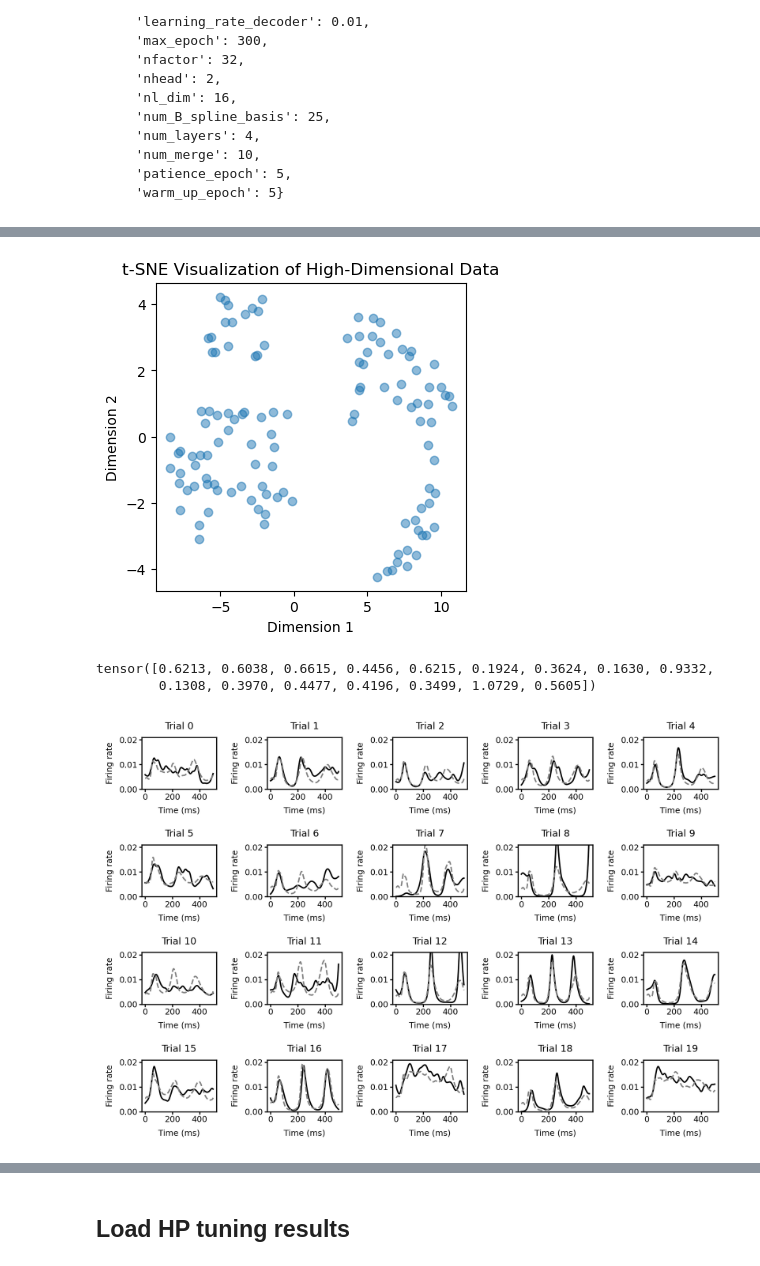
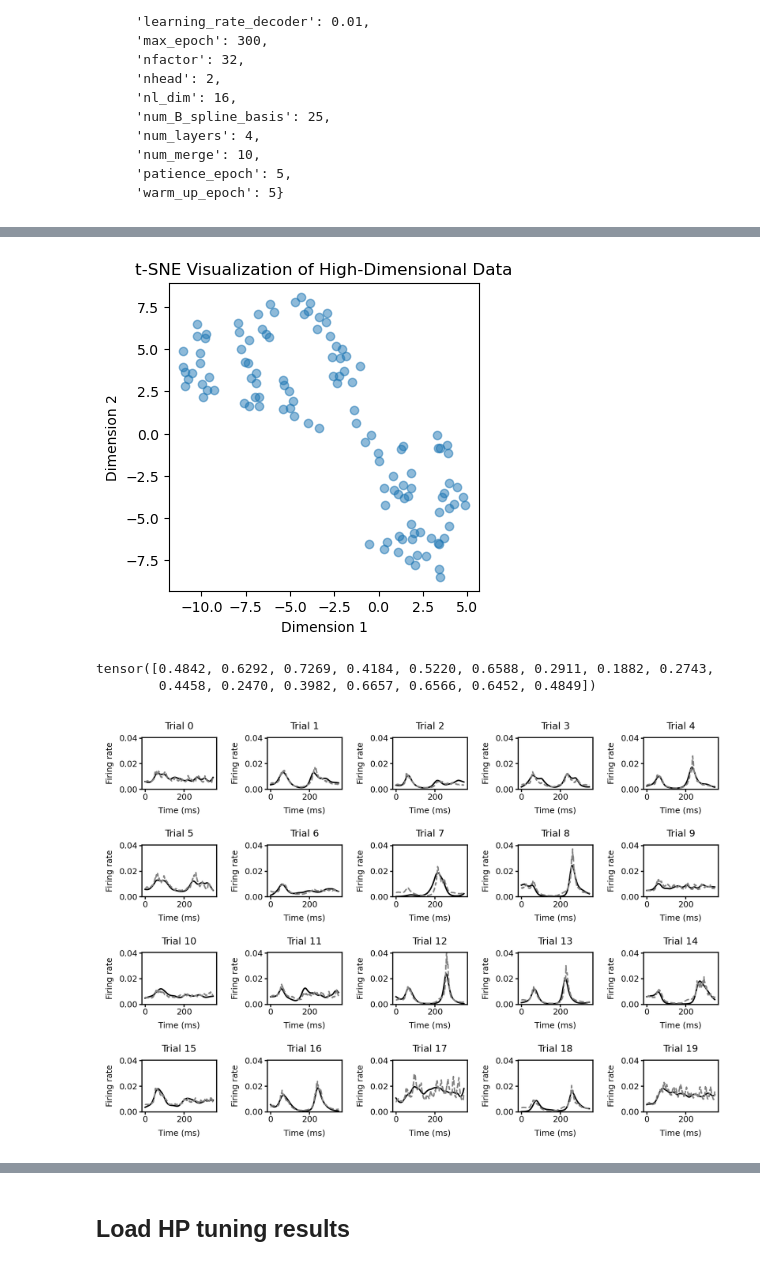
Before and after one commit to Qi-Xin/FC-GPFA, a Jupyter notebook: Decoder&Encoder.ipynb, the cells around one changed output, grey strips where cells are left out. Cells and saved outputs as stored; diff of their text form; code cells hidden in the pictures.

```diff
--- a/Decoder&Encoder.ipynb
+++ b/Decoder&Encoder.ipynb
@@ -666,6 +665,7 @@ import matplotlib.pyplot as plt
 session_id = 757216464
 stimuli_name = ''
 # stimuli_name = 'gabors'
+npadding = 100
 
 hostname = socket.gethostname()
 if hostname[:8] == "ghidorah":
@@ -676,4 +676,4 @@ ckp_path = path_prefix+'/qix/user_data/FC-GPFA_checkpoint'
 with open(path_prefix+'/qix/user_data/allen_spike_trains/'+str(session_id)+'.pkl', 'rb') as f:
     spikes = pickle.load(f)
 
-spikes = [sp[:,:,-500:] for sp in spikes]
+spikes = [sp[:,:,-(500+npadding):-150] for sp in spikes]
@@ -743,0 +680,31 @@ Early stopping triggered.
+# %%
+params = {
+    'batch_size': 64,
+    'beta': 0.2,
+    'decoder_architecture': 0,
+    'dim_feedforward': 128,
+    'dropout': 0.0,
+    'learning_rate': 0.001,
+    'learning_rate_decoder': 0.01,
+    'learning_rate_cp': 0.01,
+    'epoch_warm_up': 5,
+    'epoch_fix_latent': 100,
+    'epoch_patience': 5,
+    'epoch_max': 100,
+    'nfactor': 32,
+    'nhead': 2,
+    'nl_dim': 16,
+    'num_B_spline_basis': 25,
+    'num_layers': 4,
+    'num_merge': 10,
+    'sample_latent': False,
+    'nsubspace': 1,
+    'K_tau': 200,
+    'K_sigma2': 4.0,
+    'nlatent': 1,
+    'coupling_basis_num': 3,
+    'coupling_basis_peaks_max': 10.2
+    }
+
+trainer = Trainer(spikes, ckp_path, params, npadding=npadding)
+trainer.train(verbose=True)
@@ -823,12 +809,12 @@ plt.ylabel('Dimension 2')
 plt.title('t-SNE Visualization of High-Dimensional Data')
 plt.show()
 # %% [output]
-[figure, old version]
+[figure, new version]
 # %%
 mu.std(axis=0) # If mu for each trial are the same, then we only get trivial solution.
 # %% [output]
-tensor([0.6213, 0.6038, 0.6615, 0.4456, 0.6215, 0.1924, 0.3624, 0.1630, 0.9332,
-        0.1308, 0.3970, 0.4477, 0.4196, 0.3499, 1.0729, 0.5605])
+tensor([0.4842, 0.6292, 0.7269, 0.4184, 0.5220, 0.6588, 0.2911, 0.1882, 0.2743,
+        0.4458, 0.2470, 0.3982, 0.6657, 0.6566, 0.6452, 0.4849])
 # %%
 ### Compare PSTH of a specific trial in test set
 from scipy.ndimage import gaussian_filter1d
@@ -846,36 +832,36 @@ plt.figure(figsize=(6.5, 4.5), dpi=300)
 nplot = 20
 plot_trial_list = np.arange(nplot)
 
 # Fitted mean firing rate across neuron for a specific trial
 firing_rate, mu, std = trainer.predict(return_torch=True, dataset='test')
 to_plot_data = np.exp(firing_rate.numpy()).mean(axis=1)
 fitted_firing_rate = to_plot_data[plot_trial_list, :]
 # Empirical mean firing rate across neuron for a specific trial
-mean_spikes = trainer.spikes_full.sum(axis=(1)).cpu().numpy()
+mean_spikes = trainer.spikes_full_no_padding.sum(axis=(1)).cpu().numpy()
 spline = inhomo_baseline(ntrial=1, start=0, end=trainer.model.nt, dt=1, num=30,
                         add_constant_basis=True)
 
 range_min = 0
 range_max = fitted_firing_rate.max()
 
 for i in range(nplot):
     plt.subplot(4, 5, i+1)
     mean_spikes_trial = mean_spikes[trainer.test_idx[i],:]
     empirical_firing_rate = spline@spline_smoothing(mean_spikes_trial, spline).params
-    plt.plot(np.exp(empirical_firing_rate)/trainer.spikes_full.shape[1], label='experimental', color='k')
+    plt.plot(np.exp(empirical_firing_rate)/trainer.spikes_full_no_padding.shape[1], label='experimental', color='k')
     plt.plot(fitted_firing_rate[i,:], '--', label='VAE reconstructed', color='grey')
     plt.xlabel('Time (ms)')
     plt.ylabel('Firing rate')
     plt.title(f'Trial {i}')
     plt.ylim(range_min, range_max)  # Set the same y-axis limits for each subplot
     # if i==0:
     #     plt.legend()
 
 plt.tight_layout()
 # plt.savefig('Figure/good converge example latents.pdf', format='pdf', dpi=300)
 plt.show()
 # %% [output]
-[figure, old version]
+[figure, new version]
 # %%
 nplot = int(50)
 utils.use_pdf_plot()
```
Also changed, not shown: parts of 6 cells of this notebook, 5 other files.
